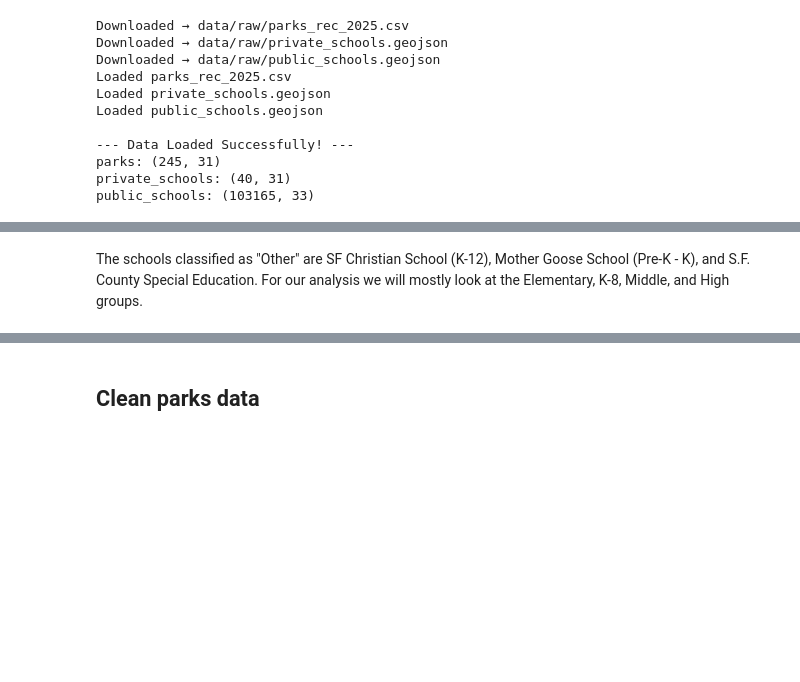
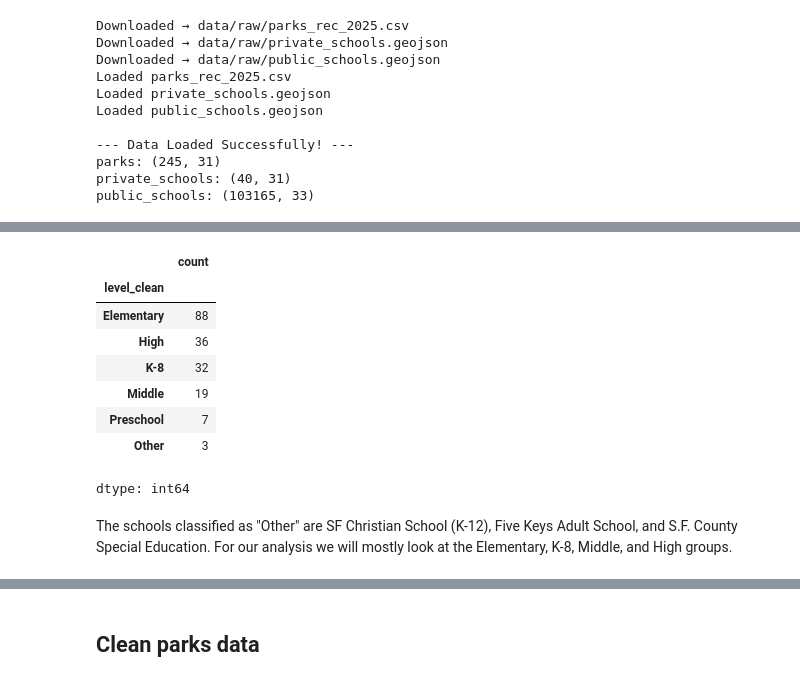
Before and after one commit to daniimurphy/cyplan101-proj-group26, a Jupyter notebook: notebooks/load_clean_school_data.ipynb, the cells around one changed output, grey strips where cells are left out. Cells and saved outputs as stored; diff of their text form; code cells hidden in the pictures; blank space fills up the shorter version.

Commit message:
finished fixing level cleaning - added support for preschools

```diff
--- a/notebooks/load_clean_school_data.ipynb
+++ b/notebooks/load_clean_school_data.ipynb
@@ -280,6 +280,8 @@ def process_school_data(private_raw, public_raw):
     ),
     axis=1
 )
+    public_sf = filter_to_san_francisco(public)
+    print(public_sf["level_"].value_counts())
 
 
     public["level_clean"] = public["level_"].map(pub_level_map)
@@ -335,6 +337,47 @@ def process_school_data(private_raw, public_raw):
     # Ensure GeoDataFrame & CRS
     schools_sf = gpd.GeoDataFrame(schools_sf, geometry="geometry", crs="EPSG:4326")
 
+
+    schools_sf["name_upper"] = schools_sf["name"].str.upper()
+
+    # DO SOME FINAL MANUAL FIXING OF THINGS
+    # DROP
+    schools_sf = schools_sf[
+        ~schools_sf["name_upper"].str.contains("EDGEWOOD CENTER FOR CHILDREN & FAMILIES")
+    ]
+
+    # Preschools → Other
+    preschool_terms = [
+        "LAS AMERICAS CHILDREN CENTER",
+        "WEILL (RAPHAEL) CHILDREN CENTER",
+        "MAHLER (THERESA S.) CHILDREN CENTER",
+        "COOPER (SARAH B.) CHILDREN CENTER",
+        "PRESIDIO EARLY ED",
+        "SAN MIGUEL CHILDREN CENTER",
+        "HAVARD (LEOLA M.) EARLY EDUCATION",
+        "MOTHER GOOSE SCHOOL",
+    ]
+
+    schools_sf.loc[
+        schools_sf["name_upper"].isin(preschool_terms),
+        "level_clean"
+    ] = "Preschool"
+
+    # Leadership High → High
+    schools_sf.loc[
+        schools_sf["name_upper"].str.contains("LEADERSHIP HIGH"),
+        "level_clean"
+    ] = "High"
+
+    # Five Keys Adult → Other
+    schools_sf.loc[
+        schools_sf["name_upper"].str.contains("FIVE KEYS ADULT"),
+        "level_clean"
+    ] = "Other"
+
+    schools_sf = schools_sf.drop(columns=["name_upper"])
+
+
     return schools_sf
 # %%
 # ================================================================
@@ -355,8 +405,18 @@ schools_sf.head()
 # %%
 # Print the value counts of our new "level_clean" categorization
-# schools_sf["level_clean"].value_counts()
+schools_sf["level_clean"].value_counts()
+# %% [output]
+|  | count |
+| level_clean |  |
+| Elementary | 88 |
+| High | 36 |
+| K-8 | 32 |
+| Middle | 19 |
+| Preschool | 7 |
+| Other | 3 |
+dtype: int64
 # %%
 # Print the schools classified as "Other"
 # schools_sf[schools_sf["level_clean"]=="Other"]["name"]
 # %% [markdown]
-The schools classified as "Other" are SF Christian School (K-12), Mother Goose School (Pre-K - K), and S.F. County Special Education. For our analysis we will mostly look at the Elementary, K-8, Middle, and High groups.
+The schools classified as "Other" are SF Christian School (K-12), Five Keys Adult School, and S.F. County Special Education. For our analysis we will mostly look at the Elementary, K-8, Middle, and High groups.
```
Also changed, not shown: parts of 3 cells of this notebook.
